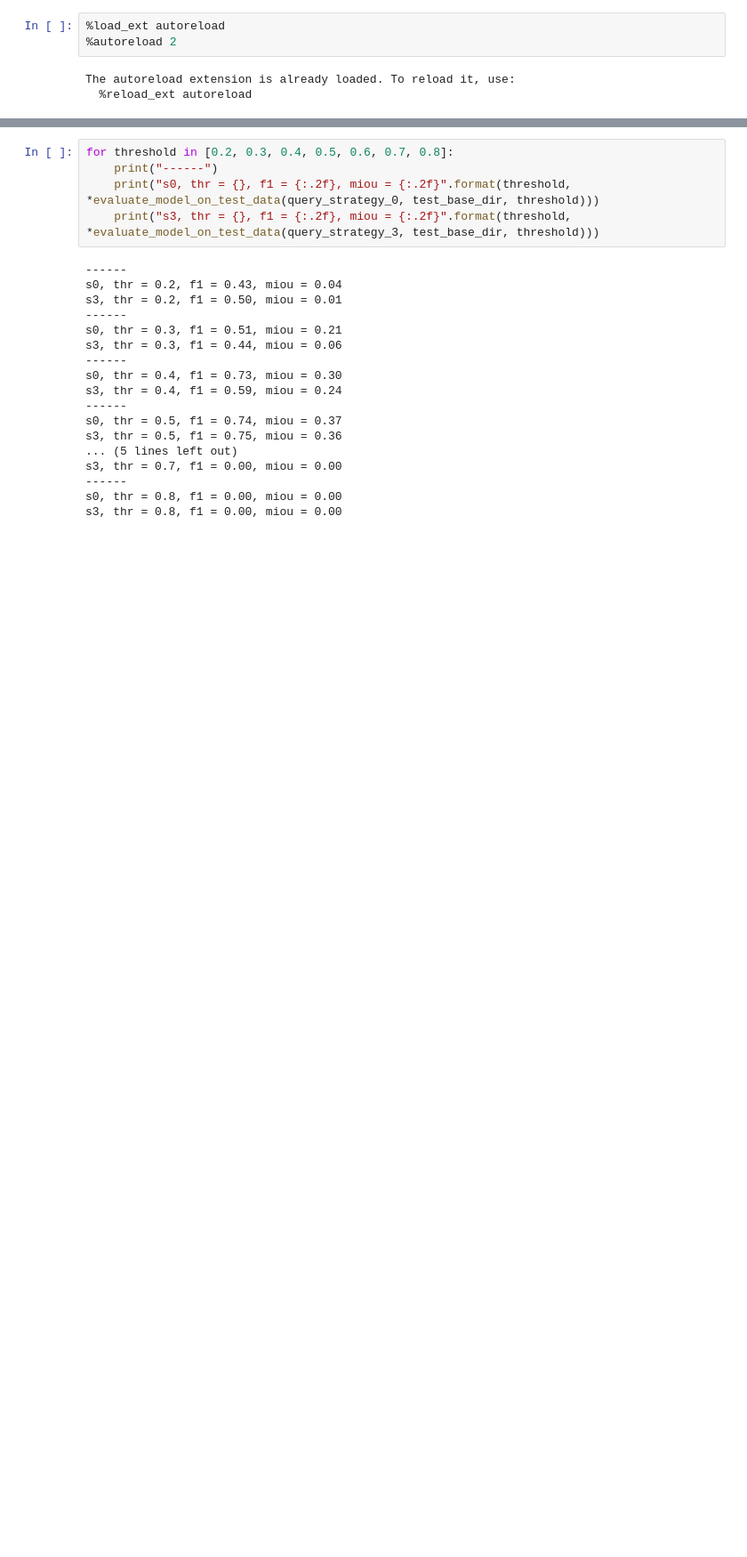
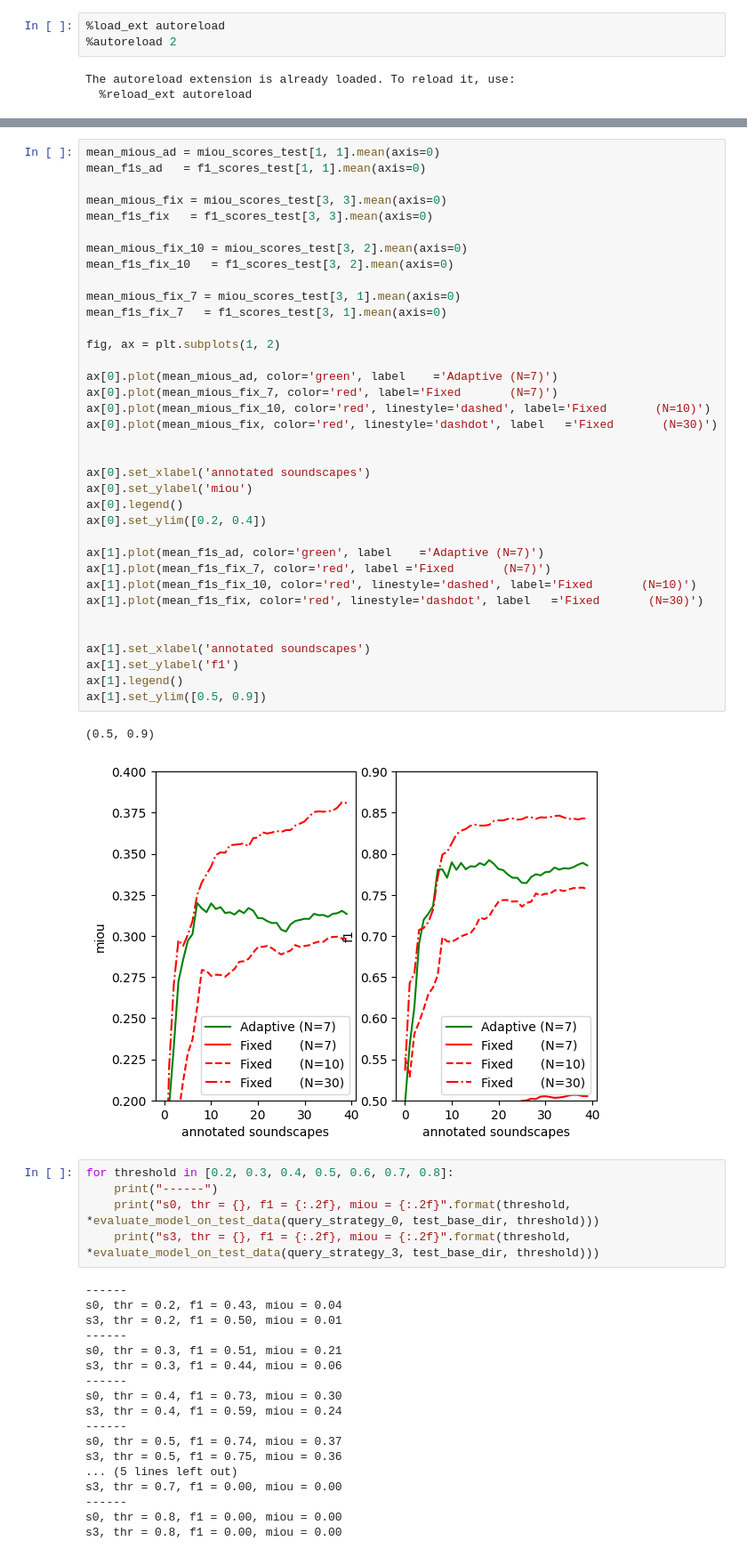
Before and after one commit to johnmartinsson/adaptive-change-point-detection, a Jupyter notebook: notebooks/optimal_adaptive_cost_analysis.ipynb, the cells around one changed output, grey strips where cells are left out. Shown at 89% size. Saved outputs shown, nothing was run; the diff lists cells and outputs as text; blank space fills up the shorter version.

```diff
--- a/notebooks/optimal_adaptive_cost_analysis.ipynb
+++ b/notebooks/optimal_adaptive_cost_analysis.ipynb
@@ -69,3 +268,42 @@ for idx_n_queries in range(len(n_queriess)):
+# %%
+mean_mious_ad = miou_scores_test[1, 1].mean(axis=0)
+mean_f1s_ad   = f1_scores_test[1, 1].mean(axis=0)
+
+mean_mious_fix = miou_scores_test[3, 3].mean(axis=0)
+mean_f1s_fix   = f1_scores_test[3, 3].mean(axis=0)
+
+mean_mious_fix_10 = miou_scores_test[3, 2].mean(axis=0)
+mean_f1s_fix_10   = f1_scores_test[3, 2].mean(axis=0)
+
+mean_mious_fix_7 = miou_scores_test[3, 1].mean(axis=0)
+mean_f1s_fix_7   = f1_scores_test[3, 1].mean(axis=0)
+
+fig, ax = plt.subplots(1, 2)
+
+ax[0].plot(mean_mious_ad, color='green', label    ='Adaptive (N=7)')
+ax[0].plot(mean_mious_fix_7, color='red', label='Fixed       (N=7)')
+ax[0].plot(mean_mious_fix_10, color='red', linestyle='dashed', label='Fixed       (N=10)')
+ax[0].plot(mean_mious_fix, color='red', linestyle='dashdot', label   ='Fixed       (N=30)')
+
+
+ax[0].set_xlabel('annotated soundscapes')
+ax[0].set_ylabel('miou')
+ax[0].legend()
+ax[0].set_ylim([0.2, 0.4])
+
+ax[1].plot(mean_f1s_ad, color='green', label    ='Adaptive (N=7)')
+ax[1].plot(mean_f1s_fix_7, color='red', label ='Fixed       (N=7)')
+ax[1].plot(mean_f1s_fix_10, color='red', linestyle='dashed', label='Fixed       (N=10)')
+ax[1].plot(mean_f1s_fix, color='red', linestyle='dashdot', label   ='Fixed       (N=30)')
+
+
+ax[1].set_xlabel('annotated soundscapes')
+ax[1].set_ylabel('f1')
+ax[1].legend()
+ax[1].set_ylim([0.5, 0.9])
+# %% [output]
+(0.5, 0.9)
+[figure, added]
 # %%
 for threshold in [0.2, 0.3, 0.4, 0.5, 0.6, 0.7, 0.8]:
     print("------")
```
Also changed, not shown: parts of 6 cells of this notebook, 1 other file.
